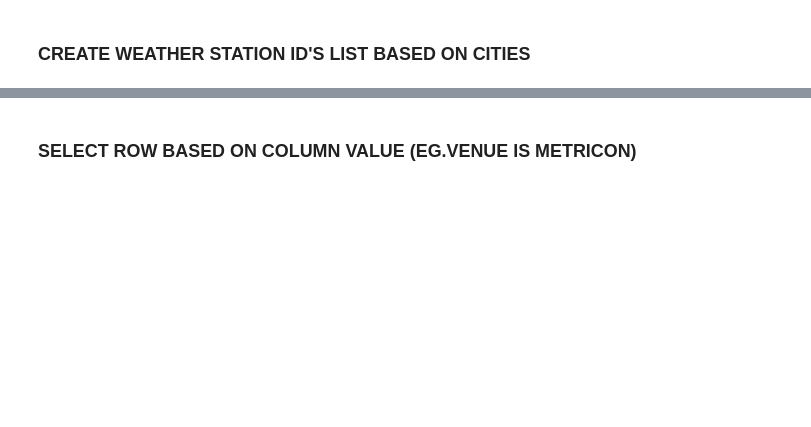
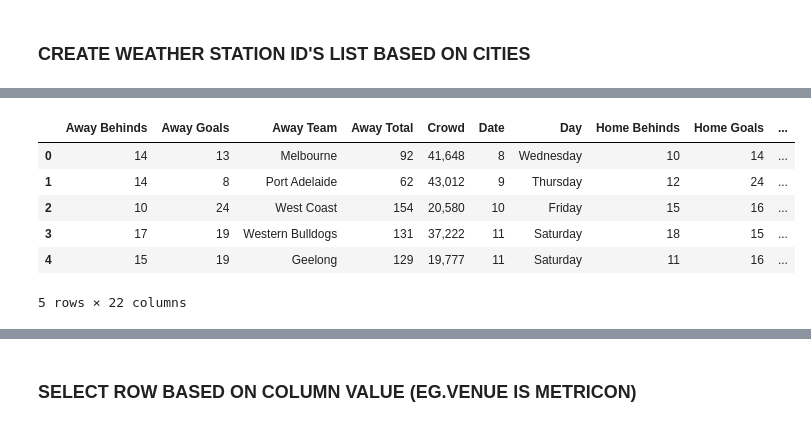
Before and after one commit to ssweeney1988/2015lab2, a Jupyter notebook: Wikipedia AFL Scrape.ipynb, the cells around one changed output, grey strips where cells are left out. Cells and saved outputs as stored; diff of their text form; code cells hidden in the pictures; blank space fills up the shorter version.

```diff
--- a/Wikipedia AFL Scrape.ipynb
+++ b/Wikipedia AFL Scrape.ipynb
@@ -745,0 +844,19 @@ df.head(2)
+# %%
+def find_url(row):
+    Base_Link_01= "http://www.bom.gov.au/jsp/ncc/cdio/weatherData/av?p_nccObsCode=136&p_display_type=dailyDataFile&p_startYear="
+    Base_Link_02= "&p_c=-"
+    link = Base_Link_01 + str(row.Year) + Base_Link_02 + str(row.station_ID)
+    return link
+    #print (link)
+# %%
+df["URL"] = df[(df.City != 'Wellington') & (df.City != 'Shanghai')].apply(find_url, axis=1)
+# %%
+df.head()
+# %% [output]
+|  | Away Behinds | Away Goals | Away Team | Away Total | Crowd | Date | Day | Home Behinds | Home Goals | ... |
+| 0 | 14 | 13 | Melbourne | 92 | 41,648 | 8 | Wednesday | 10 | 14 | ... |
+| 1 | 14 | 8 | Port Adelaide | 62 | 43,012 | 9 | Thursday | 12 | 24 | ... |
+| 2 | 10 | 24 | West Coast | 154 | 20,580 | 10 | Friday | 15 | 16 | ... |
+| 3 | 17 | 19 | Western Bulldogs | 131 | 37,222 | 11 | Saturday | 18 | 15 | ... |
+| 4 | 15 | 19 | Geelong | 129 | 19,777 | 11 | Saturday | 11 | 16 | ... |
+5 rows × 22 columns
```
Also changed, not shown: parts of 29 cells of this notebook, 1 other file.
